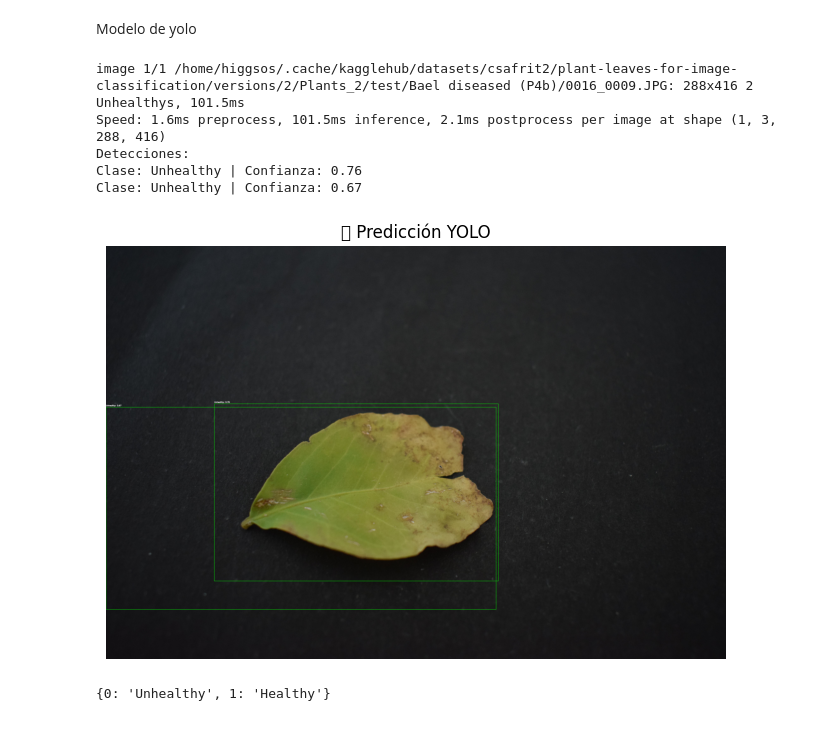
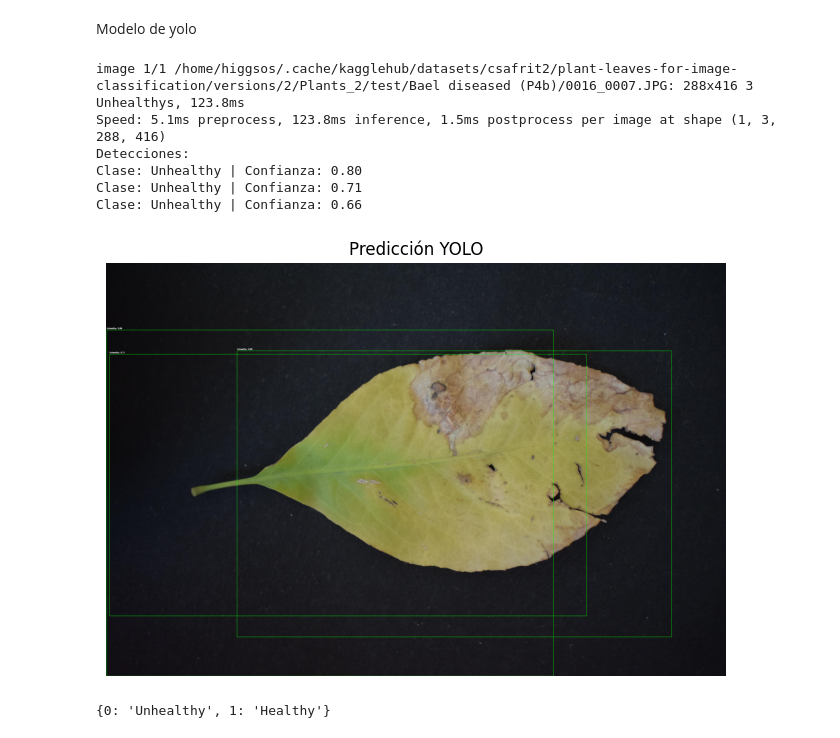
Before and after one commit to HiggsOs/AgentesInteligentes, a Jupyter notebook: OrganizarDatos_YOLO.ipynb, the cells around one changed output. Drawn from its saved outputs; the diff is of its cells as text; code cells hidden in the pictures.

```diff
--- a/OrganizarDatos_YOLO.ipynb
+++ b/OrganizarDatos_YOLO.ipynb
@@ -137,7 +137,7 @@ from pathlib import Path
 
 # === Configuración ===
 modelo_path = "/home/higgsos/Escritorio/agentes/runs/detect/train2/weights/best.pt"  # ← tu modelo entrenado
-imagen_path = "/home/higgsos/.cache/kagglehub/datasets/csafrit2/plant-leaves-for-image-classification/versions/2/Plants_2/test/Bael diseased (P4b)/0016_0009.JPG"                        # ← la imagen que quieras probar
+imagen_path = "/home/higgsos/.cache/kagglehub/datasets/csafrit2/plant-leaves-for-image-classification/versions/2/Plants_2/test/Bael diseased (P4b)/0016_0007.JPG"                        # ← la imagen que quieras probar
 confianza_minima = 0.5  # Puedes bajarlo si no detecta nada
 
 # === Cargar modelo ===
@@ -156,38 +156,39 @@ if boxes is not None and len(boxes) > 0:
     for box in boxes:
         cls = int(box.cls[0])
         conf = float(box.conf[0])
         print(f"Clase: {model.names[cls]} | Confianza: {conf:.2f}")
 else:
     print("No se detectaron objetos.")
 
 # === Dibujar resultado con OpenCV y mostrar en Jupyter
 img = cv2.imread(imagen_path)
 img = cv2.cvtColor(img, cv2.COLOR_BGR2RGB)
 
 for box in boxes:
     x1, y1, x2, y2 = map(int, box.xyxy[0])  # coordenadas
     cls = int(box.cls[0])
     conf = float(box.conf[0])
     label = f"{model.names[cls]}: {conf:.2f}"
 
     # Dibuja rectángulo y etiqueta
     cv2.rectangle(img, (x1, y1), (x2, y2), (0,255,0), 2)
     cv2.putText(img, label, (x1, y1 - 10), cv2.FONT_HERSHEY_SIMPLEX,
                 0.6, (255,255,255), 2)
 
 # Mostrar con matplotlib
 plt.figure(figsize=(8, 6))
 plt.imshow(img)
 plt.axis("off")
 plt.title("Predicción YOLO")
 plt.show()
 # %% [output]
-image 1/1 /home/higgsos/.cache/kagglehub/datasets/csafrit2/plant-leaves-for-image-classification/versions/2/Plants_2/test/Bael diseased (P4b)/0016_0009.JPG: 288x416 2 Unhealthys, 101.5ms
-Speed: 1.6ms preprocess, 101.5ms inference, 2.1ms postprocess per image at shape (1, 3, 288, 416)
+image 1/1 /home/higgsos/.cache/kagglehub/datasets/csafrit2/plant-leaves-for-image-classification/versions/2/Plants_2/test/Bael diseased (P4b)/0016_0007.JPG: 288x416 3 Unhealthys, 123.8ms
+Speed: 5.1ms preprocess, 123.8ms inference, 1.5ms postprocess per image at shape (1, 3, 288, 416)
 Detecciones:
-Clase: Unhealthy | Confianza: 0.76
-Clase: Unhealthy | Confianza: 0.67
+Clase: Unhealthy | Confianza: 0.80
+Clase: Unhealthy | Confianza: 0.71
+Clase: Unhealthy | Confianza: 0.66
-[figure, old version]
+[figure, new version]
 # %%
 print(model.names)
 # %% [output]
```
Also changed, not shown: 1 other file.
